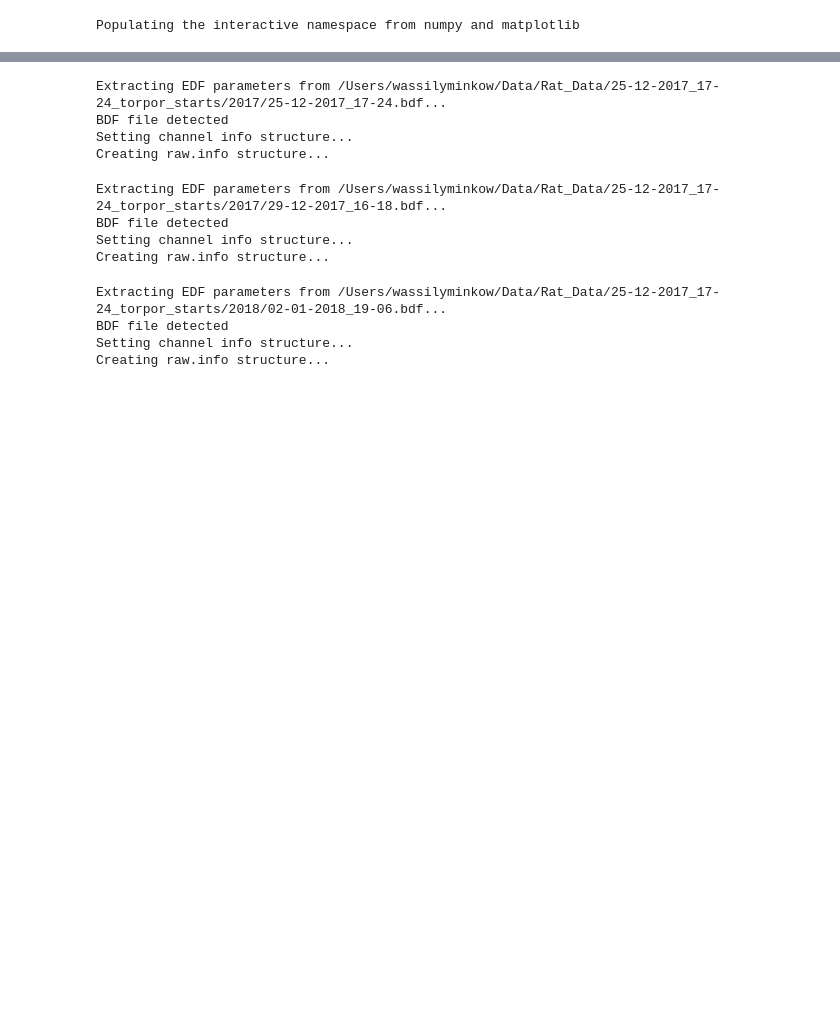
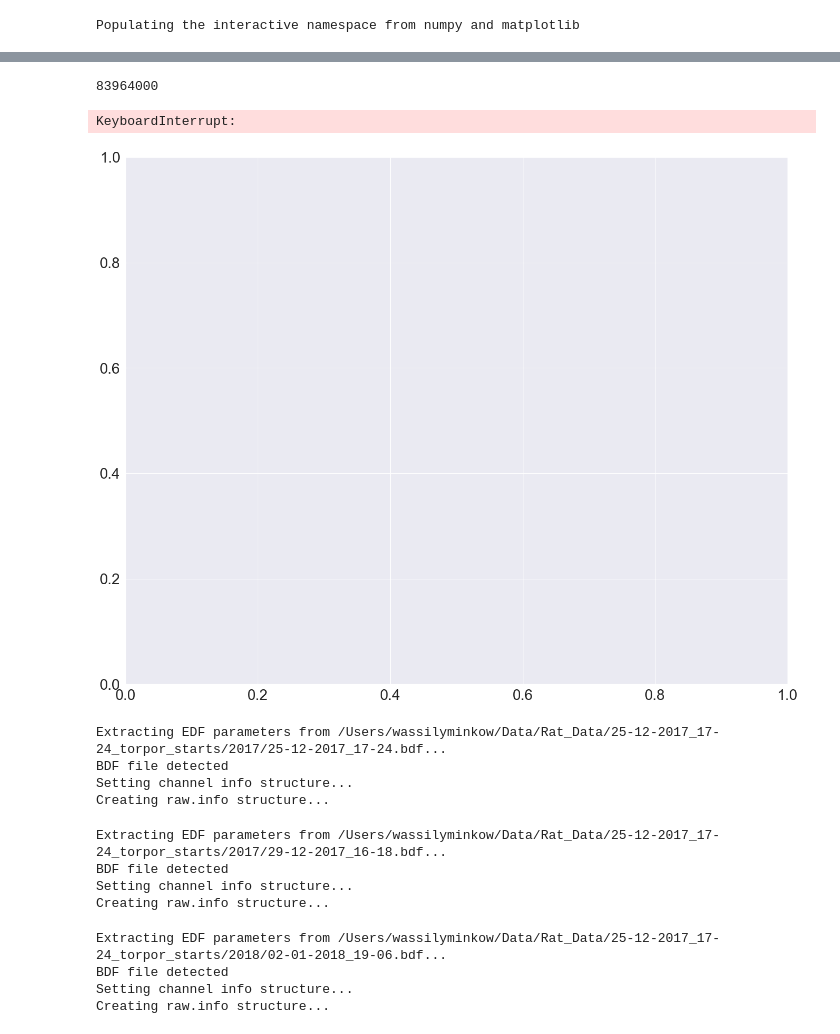
Before and after one commit to BasilMinkov/Jupyter-Notebooks, a Jupyter notebook: neuroscience/HamsterWithTorpor.ipynb, the cells around one changed output, grey strips where cells are left out. Drawn from its saved outputs; the diff is of its cells as text; code cells hidden in the pictures; blank space fills up the shorter version.

```diff
--- a/neuroscience/HamsterWithTorpor.ipynb
+++ b/neuroscience/HamsterWithTorpor.ipynb
@@ -22,4 +21,4 @@ sys.path.insert(0, '')
 # %%
 pylab.rcParams['figure.figsize'] = (22, 18)
-sns.set(font_scale=3)
+sns.set(font_scale=2.5)
 # %%
@@ -34,3 +33,6 @@ files = [
     "2018/13-01-2018_19-37.bdf",
     "2018/15-01-2018_18-07.bdf",
 ]
+# %%
+path = "/Users/wassilyminkow/Data/Hamster_Data/hamster_with_torpor/25-12-2017_17-24_torpor_starts/2017/25-12-2017_17-24_scoring/"
+files = os.listdir(path)
@@ -36,0 +50,2 @@ files = [
+# %%
+raw_data = mne.io.read_raw_edf(path+files[0])
@@ -37,3 +77,14 @@ files = [
+# %%
+signal = raw_data.get_data(0)
+# %%
+signal.shape[1]
+# %% [output]
+83964000
+# %%
+plt.plot(signal[:100])
+# %% [output]
+KeyboardInterrupt:
+[figure, added]
 # %%
 def skip_damaged_epoch(start_time):
     """
```
Also changed, not shown: parts of 6 cells of this notebook, 15 other files.
